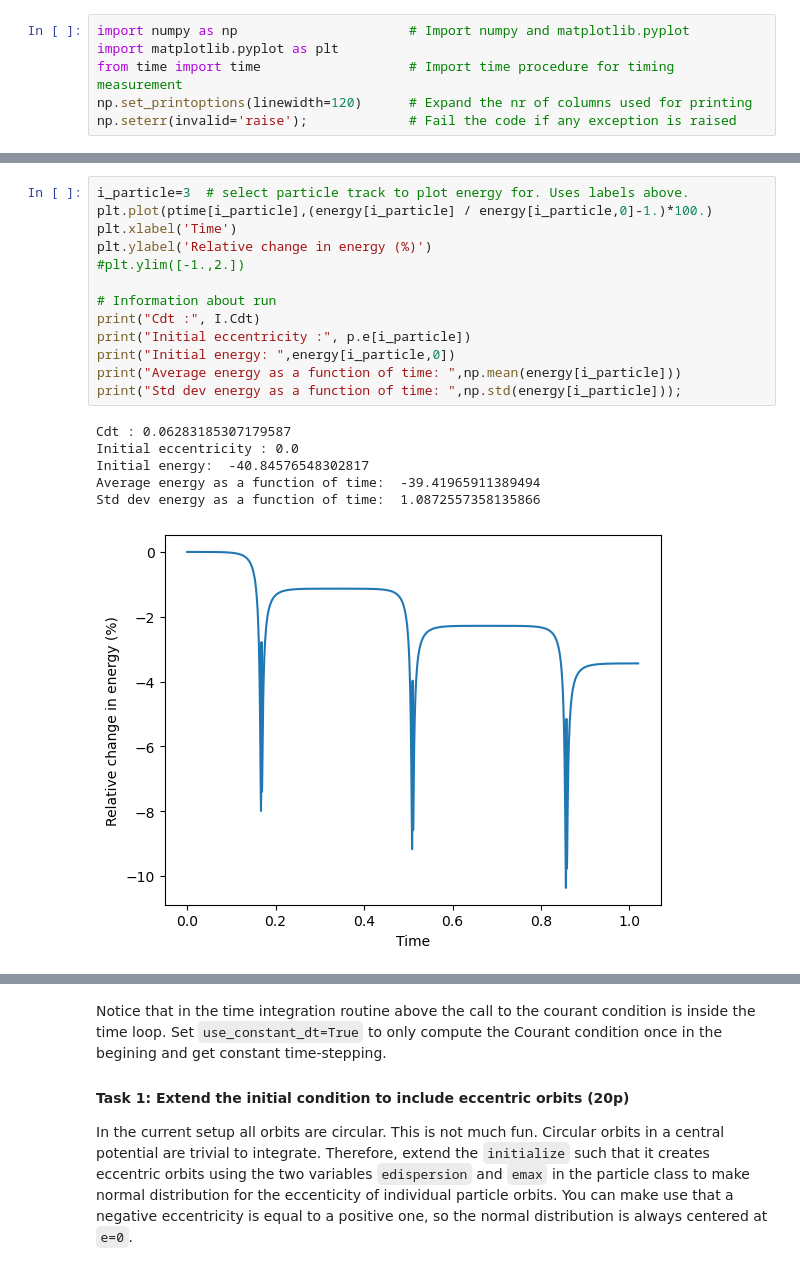
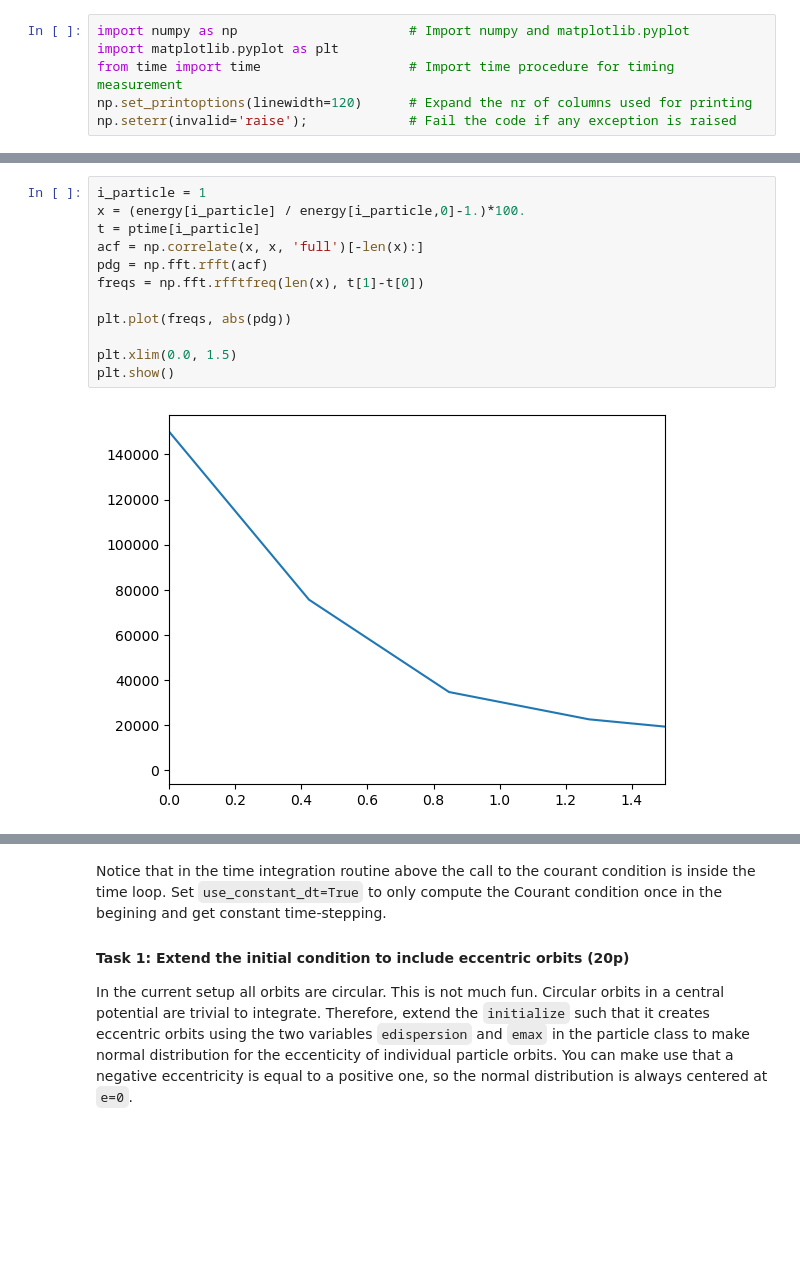
Before and after one commit to JakobSchauser/MscPhysics, a Jupyter notebook: ComputationalAstrophysics/7 Particles/7a Particle Integration.ipynb, the cells around one changed output, grey strips where cells are left out. Drawn from its saved outputs; the diff is of its cells as text; blank space fills up the shorter version.

```diff
--- a/ComputationalAstrophysics/7 Particles/7a Particle Integration.ipynb
+++ b/ComputationalAstrophysics/7 Particles/7a Particle Integration.ipynb
@@ -330,20 +329,14 @@ energy, ptime, dt, r, v = run_n(10, store_orbits_and_plot = True)
-# %%
-i_particle=3  # select particle track to plot energy for. Uses labels above.
-plt.plot(ptime[i_particle],(energy[i_particle] / energy[i_particle,0]-1.)*100.)
-plt.xlabel('Time')
-plt.ylabel('Relative change in energy (%)')
-#plt.ylim([-1.,2.])
-
-# Information about run
-print("Cdt :", I.Cdt)
-print("Initial eccentricity :", p.e[i_particle])
-print("Initial energy: ",energy[i_particle,0])
-print("Average energy as a function of time: ",np.mean(energy[i_particle]))
-print("Std dev energy as a function of time: ",np.std(energy[i_particle]));
-# %% [output]
-Cdt : 0.06283185307179587
-Initial eccentricity : 0.0
-Initial energy:  -40.84576548302817
-Average energy as a function of time:  -39.41965911389494
-Std dev energy as a function of time:  1.0872557358135866
-[figure, removed]
+# %%
+i_particle = 1
+x = (energy[i_particle] / energy[i_particle,0]-1.)*100.
+t = ptime[i_particle]
+acf = np.correlate(x, x, 'full')[-len(x):]
+pdg = np.fft.rfft(acf)
+freqs = np.fft.rfftfreq(len(x), t[1]-t[0])
+
+plt.plot(freqs, abs(pdg))
+
+plt.xlim(0.0, 1.5)
+plt.show()
+# %% [output]
+[figure, added]
```
Also changed, not shown: parts of 13 cells of this notebook.
